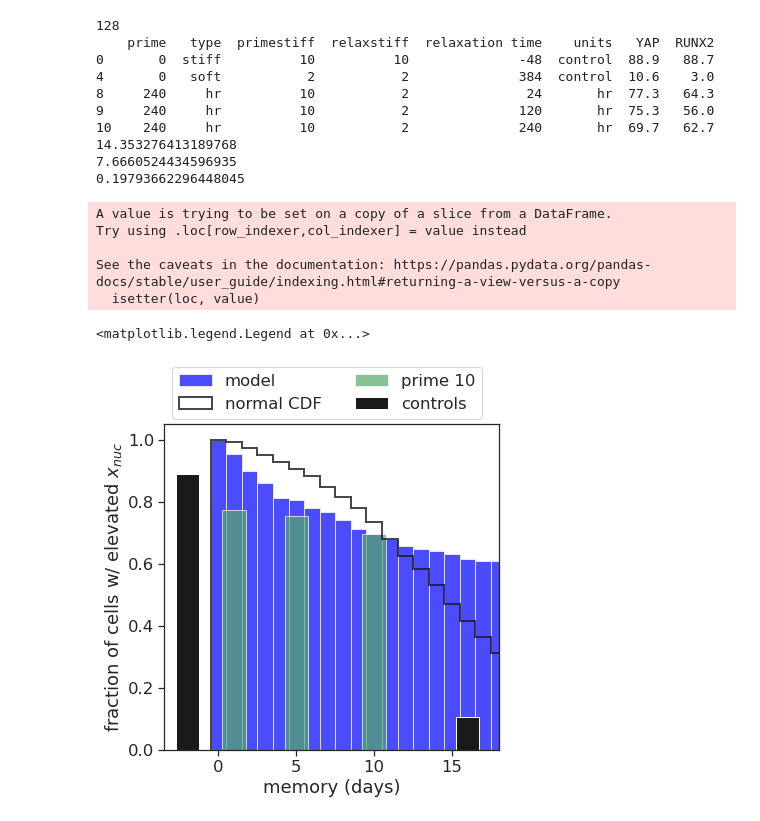
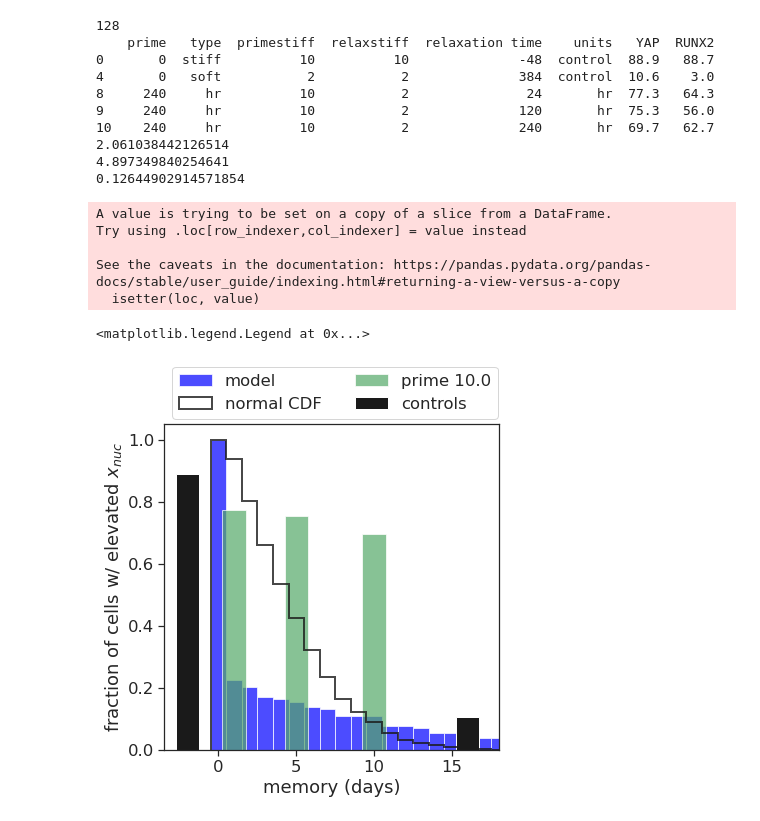
Before and after one commit to chris-price19/cell-mech-memory, a Jupyter notebook: ensemble_visualization.ipynb, the cells around one changed output. Drawn from its saved outputs; the diff is of its cells as text; code cells hidden in the pictures.

```diff
--- a/ensemble_visualization.ipynb
+++ b/ensemble_visualization.ipynb
@@ -40,13 +40,14 @@ warnings.filterwarnings("ignore", category=np.VisibleDeprecationWarning)
 
 pd.set_option('display.expand_frame_repr', False, 'display.max_columns', None)
 # %%
+label = 671
 ptime = 240
 bins = np.arange(-0.5,30.,1.)
 
 fig, ax = plt.subplots(1,1,figsize=(6,6))
 
 # memory = np.load('../figures_v2/figure6_exp_fits/'+ str(ptime) +'.N127.npy')
-memory = np.load('./noise_results_rates/'+ str(ptime) +'.N127.npy')
+memory = np.load('./noise_results_mswitch/'+ str(label) + '.P' + str(ptime) +'.N127.npy')
 print(len(memory))
 ax.hist(memory / 24, density=True, cumulative=-1, bins=bins, color='blue', alpha = 0.7, label='model');
 
@@ -58,42 +59,42 @@ subdata.at[subdata['type'] == 'stiff', 'relaxation time'] = -2 * 24
 print(subdata)
 
 ax.bar(subdata.loc[subdata['units']=='hr','relaxation time'] / 24, subdata.loc[subdata['units']=='hr','YAP']/100.,
-       width=1.5, color='g', alpha=0.7, label='prime 10')
+       width=1.5, color='g', alpha=0.7, label='prime '+str(ptime/24.))
 ax.bar(subdata.loc[subdata['units']=='control','relaxation time'] / 24, subdata.loc[subdata['units']=='control','YAP']/100.,
        width=1.5, color='k', alpha=1., label='controls')
 # plt.bar(subdata['relaxation time'] / 24, subdata['RUNX2']/100., color='r', alpha=0.7)
 
 N = 1500
 gausscompare = np.abs(np.random.normal(np.mean(memory/24), np.std(memory/24), N))
 # gausscompare = np.random.normal(np.mean(memory/24), np.std(memory/24), N)
 # gausscompare[gausscompare < 0.] = 0.
 print(np.mean(memory/24))
 print(np.std(memory/24))
 print(np.std(memory/24)/np.sqrt(N))
 
 ax.hist(gausscompare, density=True, cumulative=-1, bins=bins, label='normal CDF',
          histtype='step', alpha=0.8, color='k', linewidth=2.)
 
 ax.set_xlim([-3.5,18])
 ax.set_xlabel('memory (days)')
 ax.set_ylabel('fraction of cells w/ elevated $x_{nuc}$')
 ax.legend(bbox_to_anchor=(0, 1.2), loc='upper left', ncol=2)
 # %% [output]
 128
     prime   type  primestiff  relaxstiff  relaxation time    units   YAP  RUNX2
 0       0  stiff          10          10              -48  control  88.9   88.7
 4       0   soft           2           2              384  control  10.6    3.0
 8     240     hr          10           2               24       hr  77.3   64.3
 9     240     hr          10           2              120       hr  75.3   56.0
 10    240     hr          10           2              240       hr  69.7   62.7
-14.353276413189768
-7.6660524434596935
-0.19793662296448045
+2.061038442126514
+4.897349840254641
+0.12644902914571854
 A value is trying to be set on a copy of a slice from a DataFrame.
 Try using .loc[row_indexer,col_indexer] = value instead
 
 See the caveats in the documentation: https://pandas.pydata.org/pandas-docs/stable/user_guide/indexing.html#returning-a-view-versus-a-copy
   isetter(loc, value)
 <matplotlib.legend.Legend at 0x...>
-[figure, old version]
+[figure, new version]
 # %%
```
Also changed, not shown: parts of 1 cell of this notebook, 15 other files.
